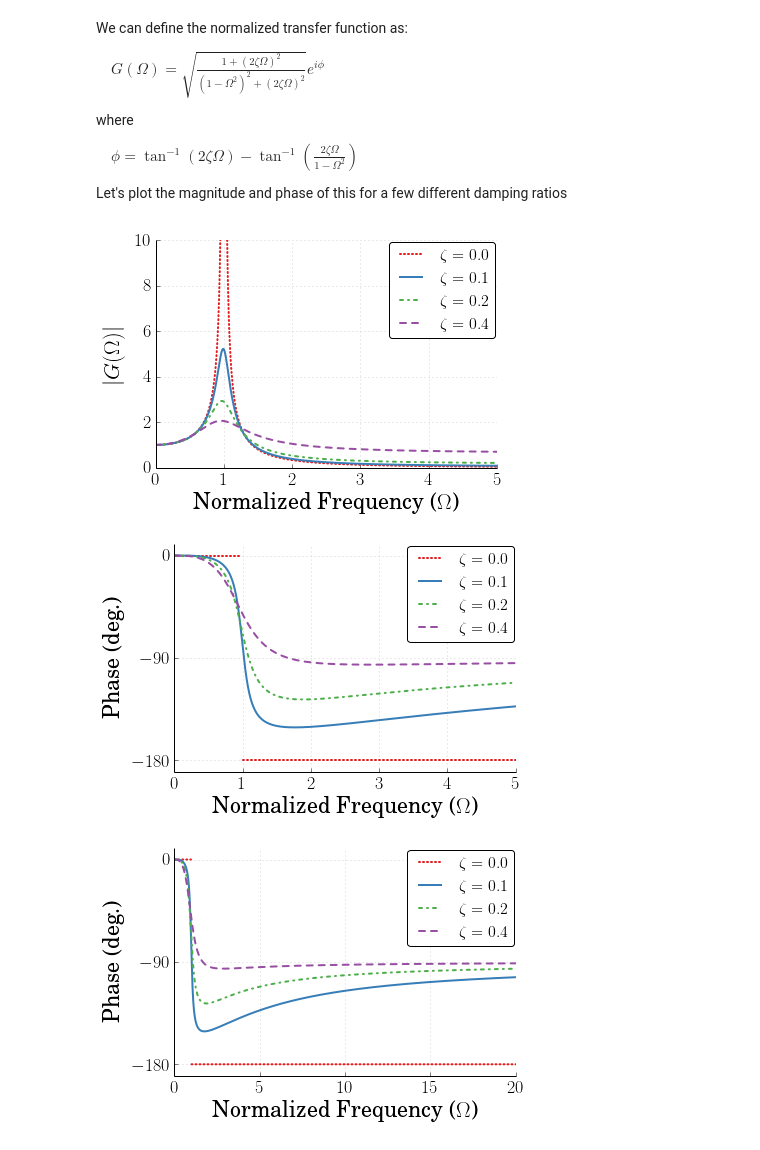
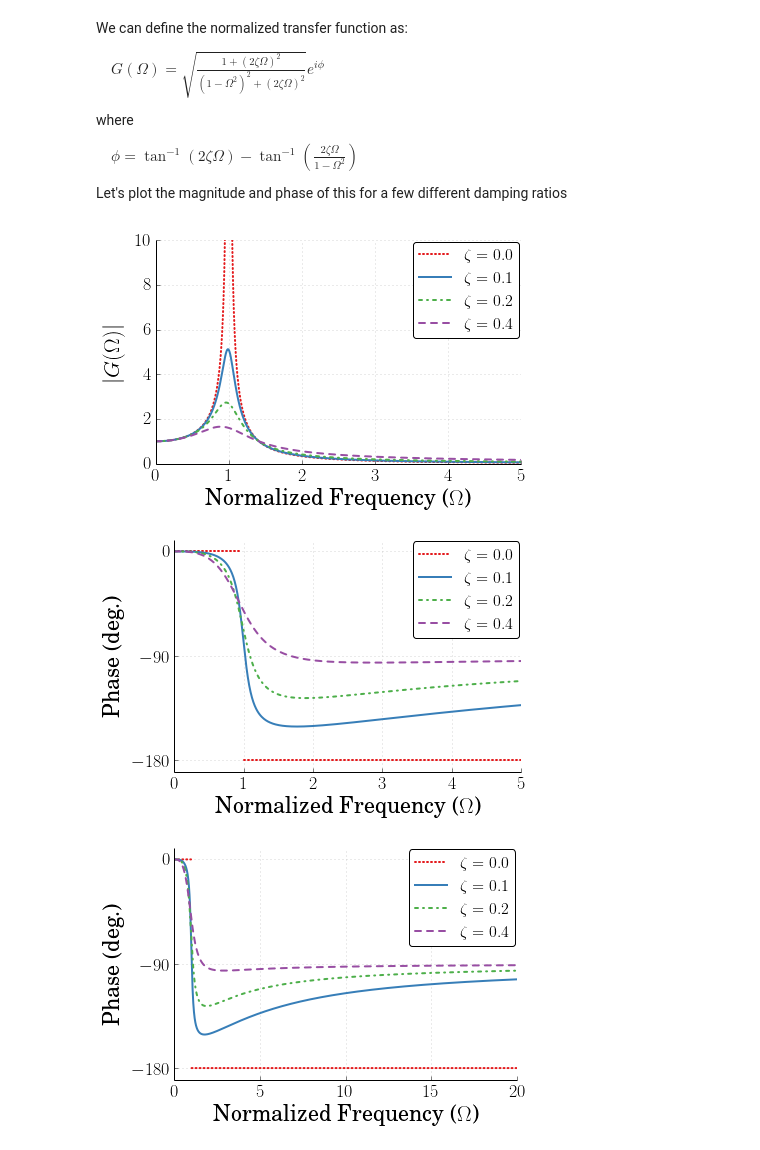
Before and after one commit to DocVaughan/MCHE485-Spring2014, a Jupyter notebook: IPython Notebooks/Frequency Response to Harmonic Seismic Inputs.ipynb, the cells around one changed output. Cells and saved outputs as stored; diff of their text form; code cells hidden in the pictures.

```diff
--- a/IPython Notebooks/Frequency Response to Harmonic Seismic Inputs.ipynb
+++ b/IPython Notebooks/Frequency Response to Harmonic Seismic Inputs.ipynb
@@ -61,8 +61,8 @@ w = np.linspace(0,20,2000)            # Normalize Freq, 0-20 with 2000 points in
 
 # Define the normalized transfer function for several different damping ratios
 z = 0.0;
-mag_normal_un = (1+(2*z*w)**2)/(sqrt((1-w**2)**2+(2*z*w)**2));
-phase_un = (arctan2(2*z*w,1)-arctan2((2*z*w),(1-w**2)))*180/pi;
+mag_normal_un = np.sqrt((1+(2*z*w)**2)/((1-w**2)**2+(2*z*w)**2))
+phase_un = (np.arctan2(2*z*w,1) - np.arctan2((2*z*w),(1-w**2)))*180/np.pi
 
 # Let's mask the discontinuity in the undamped phase response
 # Let's mask the discontinuity, so it isn't plotted
@@ -70,16 +70,16 @@ pos = np.where(np.abs(1-w) <= 1e-2)
 phase_un[pos] = np.nan
 
 z = 0.1;
-mag_normal_0p1 = (1+(2*z*w)**2)/(sqrt((1-w**2)**2+(2*z*w)**2));
-phase_0p1 = (arctan2(2*z*w,1)-arctan2((2*z*w),(1-w**2)))*180/pi;
+mag_normal_0p1 = np.sqrt((1+(2*z*w)**2)/((1-w**2)**2+(2*z*w)**2))
+phase_0p1 = (np.arctan2(2*z*w,1) - np.arctan2((2*z*w),(1-w**2)))*180/np.pi
 
 z = 0.2;
-mag_normal_0p2 = (1+(2*z*w)**2)/(sqrt((1-w**2)**2+(2*z*w)**2));
-phase_0p2 = (arctan2(2*z*w,1)-arctan2((2*z*w),(1-w**2)))*180/pi;
+mag_normal_0p2 = np.sqrt((1+(2*z*w)**2)/((1-w**2)**2+(2*z*w)**2))
+phase_0p2 = (np.arctan2(2*z*w,1) - np.arctan2((2*z*w),(1-w**2)))*180/np.pi
 
 z = 0.4;
-mag_normal_0p4 = (1+(2*z*w)**2)/(sqrt((1-w**2)**2+(2*z*w)**2));
-phase_0p4 = (arctan2(2*z*w,1)-arctan2((2*z*w),(1-w**2)))*180/pi;
+mag_normal_0p4 = np.sqrt((1+(2*z*w)**2)/((1-w**2)**2+(2*z*w)**2))
+phase_0p4 = (np.arctan2(2*z*w,1) - np.arctan2((2*z*w),(1-w**2)))*180/np.pi
 # %%
 # Let's plot the magnitude of the frequency response
 
@@ -91,34 +91,37 @@ ax = gca()
 subplots_adjust(bottom=0.17,left=0.17,top=0.96,right=0.96)
 setp(ax.get_ymajorticklabels(),family='Serif',fontsize=18)
 setp(ax.get_xmajorticklabels(),family='Serif',fontsize=18)
 ax.spines['right'].set_color('none')
 ax.spines['top'].set_color('none')
 ax.xaxis.set_ticks_position('bottom')
 ax.yaxis.set_ticks_position('left')
 ax.grid(True,linestyle=':',color='0.75')
 ax.set_axisbelow(True)
 
 xlabel(r'Normalized Frequency ($\Omega$)',family='Serif',fontsize=22,weight='bold',labelpad=5)
 ylabel(r'$|G(\Omega)|$',family='Serif',fontsize=22,weight='bold',labelpad=10)
 
 plot(w,mag_normal_un,  linewidth=2, linestyle = ':',   label=r'$\zeta = 0.0$')
 plot(w,mag_normal_0p1, linewidth=2, linestyle = '-',   label=r'$\zeta = 0.1$')
 plot(w,mag_normal_0p2, linewidth=2, linestyle = '-.',  label=r'$\zeta = 0.2$')
 plot(w,mag_normal_0p4, linewidth=2, linestyle = '--',  label=r'$\zeta = 0.4$')
 
 xlim(0,5)
 ylim(0,10)
 
 leg = legend(loc='upper right', fancybox=True)
 ltext  = leg.get_texts()
 setp(ltext,family='Serif',fontsize=16)
 
+# Adjust the page layout filling the page using the new tight_layout command
+tight_layout(pad=0.5)
+
 # If you want to save the figure, uncomment the commands below.
 # The figure will be saved in the same directory as your IPython notebook.
 # Save the figure as a high-res pdf in the current folder
 savefig('Seismic_Freq_Resp_mag.pdf',dpi=600)
 # %% [output]
-[figure, old version]
+[figure, new version]
 # %%
 # Now, let's plot the Phase Frequency Response
 
@@ -153,12 +156,15 @@ leg = legend(loc='upper right', fancybox=True)
 ltext  = leg.get_texts()
 setp(ltext,family='Serif',fontsize=16)
 
+# Adjust the page layout filling the page using the new tight_layout command
+tight_layout(pad=0.5)
+
 # If you want to save the figure, uncomment the commands below.
 # The figure will be saved in the same directory as your IPython notebook.
 # Save the figure as a high-res pdf in the current folder
 savefig('Seismic_Freq_Resp_Phase.pdf',dpi=600)
 # %% [output]
-[figure, old version]
+[figure, new version]
 # %%
 # Plot the Phase Frequency Response over a larger range of frequencies
 
@@ -192,9 +198,12 @@ leg = legend(loc='upper right', fancybox=True)
 ltext  = leg.get_texts()
 setp(ltext,family='Serif',fontsize=16)
 
+# Adjust the page layout filling the page using the new tight_layout command
+tight_layout(pad=0.5)
+
 # If you want to save the figure, uncomment the commands below.
 # The figure will be saved in the same directory as your IPython notebook.
 # Save the figure as a high-res pdf in the current folder
 savefig('Seismic_Freq_Resp_Phase_Extended.pdf',dpi=600)
 # %% [output]
-[figure, old version]
+[figure, new version]
```
Also changed, not shown: parts of 2 cells of this notebook, 4 other files.
